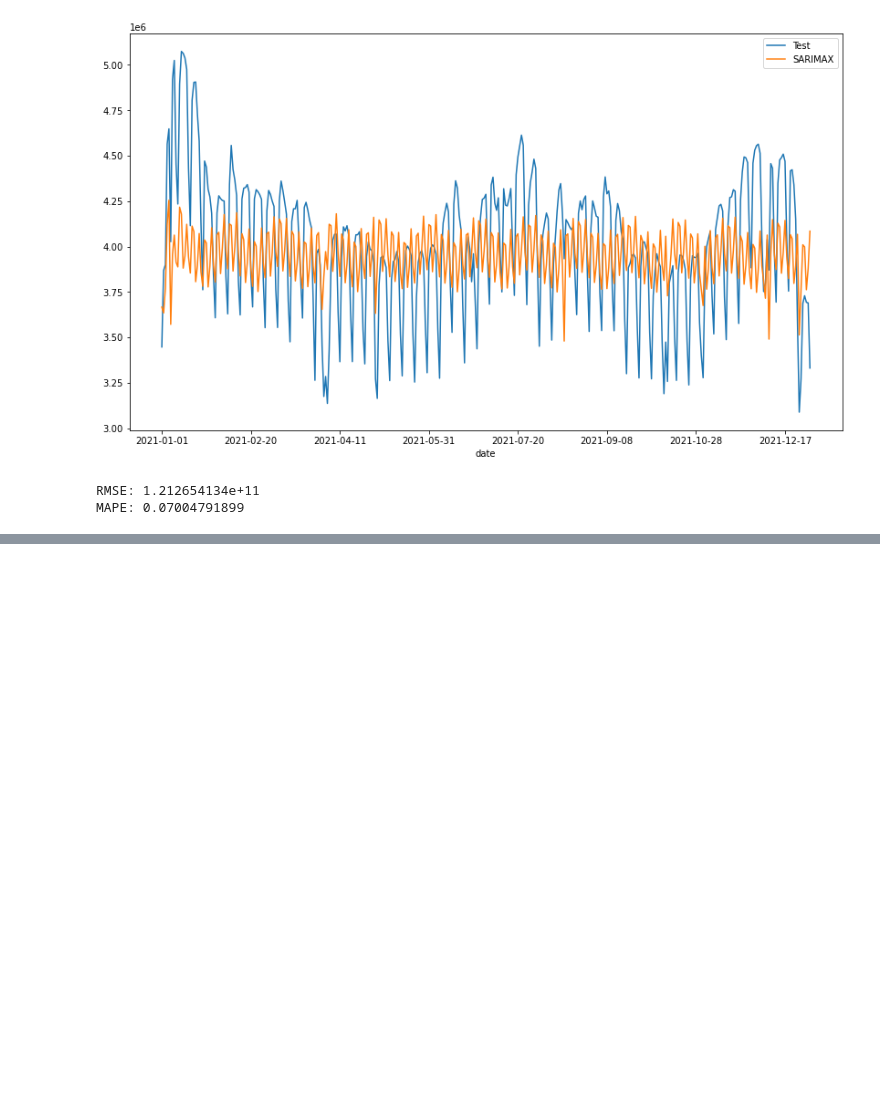
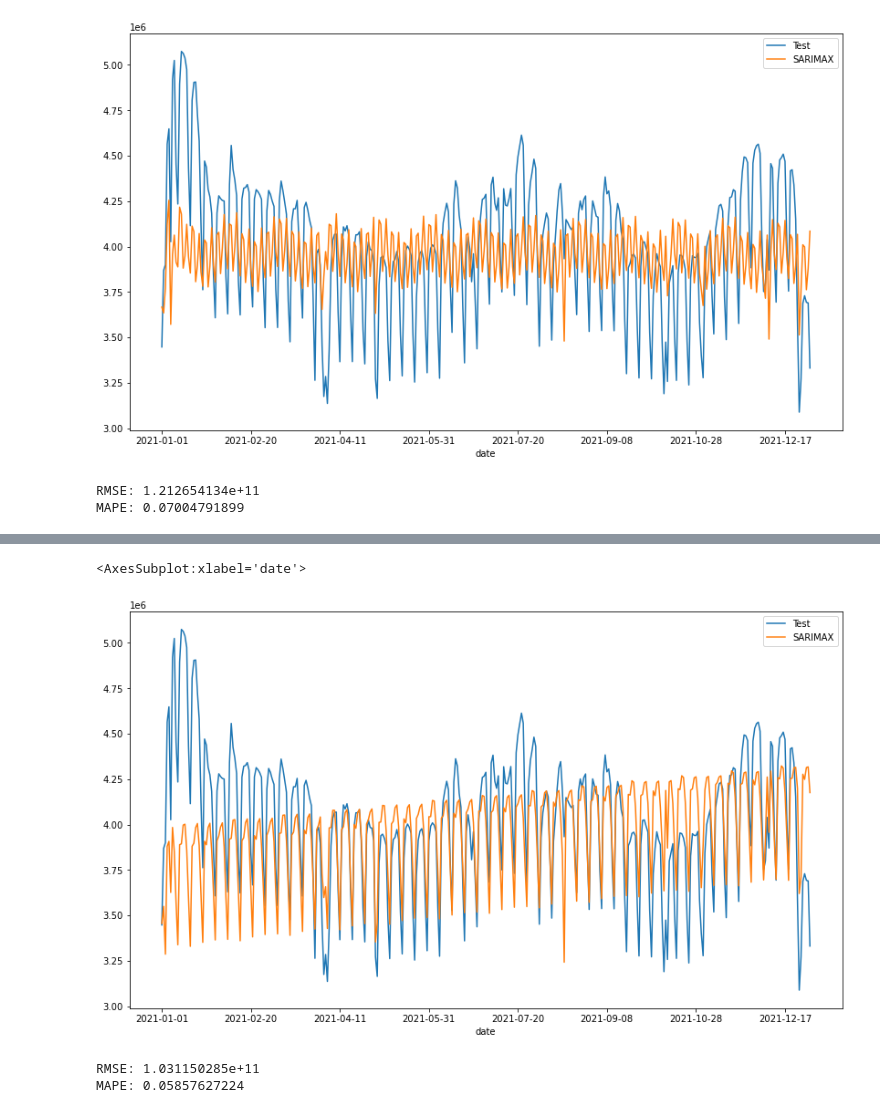
Before and after one commit to BernardoJoseLlamasVerna/tfm_data_science, a Jupyter notebook: Demanda_Electrica/SARIMAX_TEST.ipynb, the cells around one changed output, grey strips where cells are left out. Saved outputs shown, nothing was run; the diff lists cells and outputs as text; code cells hidden in the pictures; blank space fills up the shorter version.

Commit message:
más pasos con los modelos y variables exógenas

```diff
--- a/Demanda_Electrica/SARIMAX_TEST.ipynb
+++ b/Demanda_Electrica/SARIMAX_TEST.ipynb
@@ -356,0 +375,10 @@ MAPE: 0.07004791899
+# %%
+train_sarimax = energy_demand_daily.loc['2014':'2021']
+
+del train_sarimax['working_day']
+del train_sarimax['weekday']
+
+test_sarimax = energy_demand_daily.loc['2021':'2022']
+
+del test_sarimax['working_day']
+del test_sarimax['weekday']
@@ -356,0 +419,15 @@ MAPE: 0.07004791899
+# %%
+# p, d, q
+# P, D, Q, s
+
+# (p,q,P,Q) = (2, 3, 2, 3)
+
+# order = (p,d,q) = (2, 2, 3)
+# seasonal_order = (P,D,Q,s) = (2, 0, 3, 4)
+
+model_sarimax = SARIMAX(
+    train_sarimax,
+    exo_train,
+    order=(2, 2, 3),
+    seasonal_order=(2, 0, 3, 4)
+).fit()
@@ -356,0 +482,3 @@ MAPE: 0.07004791899
+# %%
+y_pred_sarimax = model_sarimax.predict(start='2021-01-01', end='2021-12-31', exog = exo_test, dynamic=True)
+y_pred_sarimax
@@ -356,0 +498,3 @@ MAPE: 0.07004791899
+# %%
+test_sarimax['value_sarimax'] = np.asarray(y_pred_sarimax)
+test_sarimax
@@ -356,0 +521,15 @@ MAPE: 0.07004791899
+# %%
+test_sarimax['value'].plot(legend=True, label='Test', figsize=(14,8))
+test_sarimax['value_sarimax'].plot(legend=True, label='SARIMAX', figsize=(14,8))
+# %% [output]
+<AxesSubplot:xlabel='date'>
+[figure, added]
+# %%
+rmse_sarimax_weekday = mean_squared_error(test_sarimax['value'], test_sarimax['value_sarimax'])
+mape_sarimax_weekday = mean_absolute_percentage_error(test_sarimax['value'],test_sarimax['value_sarimax'])
+
+print(f'RMSE: {rmse_sarimax_weekday:11.10}')
+print(f'MAPE: {mape_sarimax_weekday:11.10}')
+# %% [output]
+RMSE: 1.031150285e+11
+MAPE: 0.05857627224
```
Also changed, not shown: parts of 26 cells of this notebook, 5 other files.
